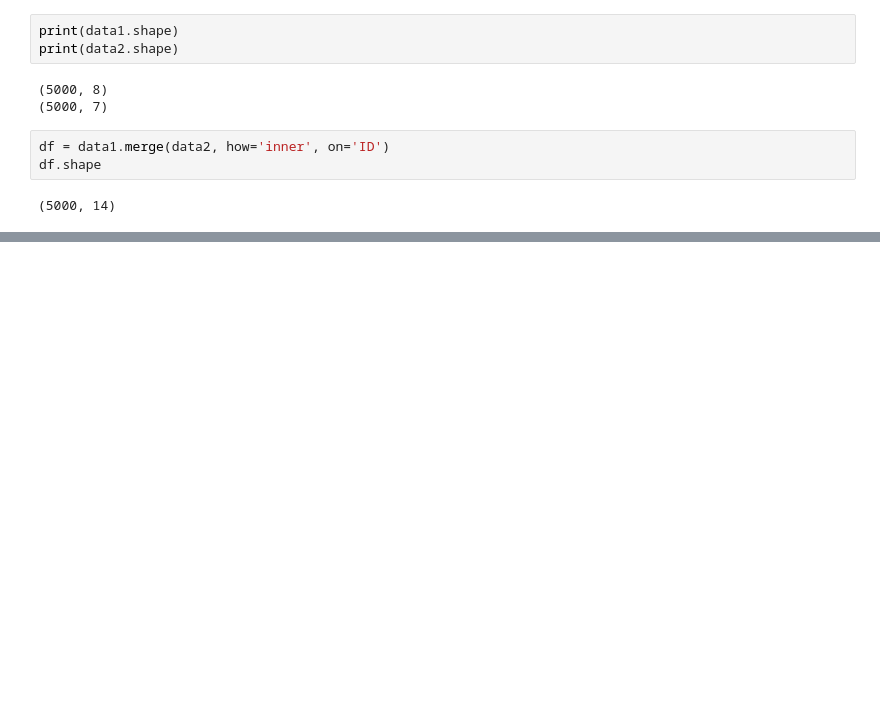
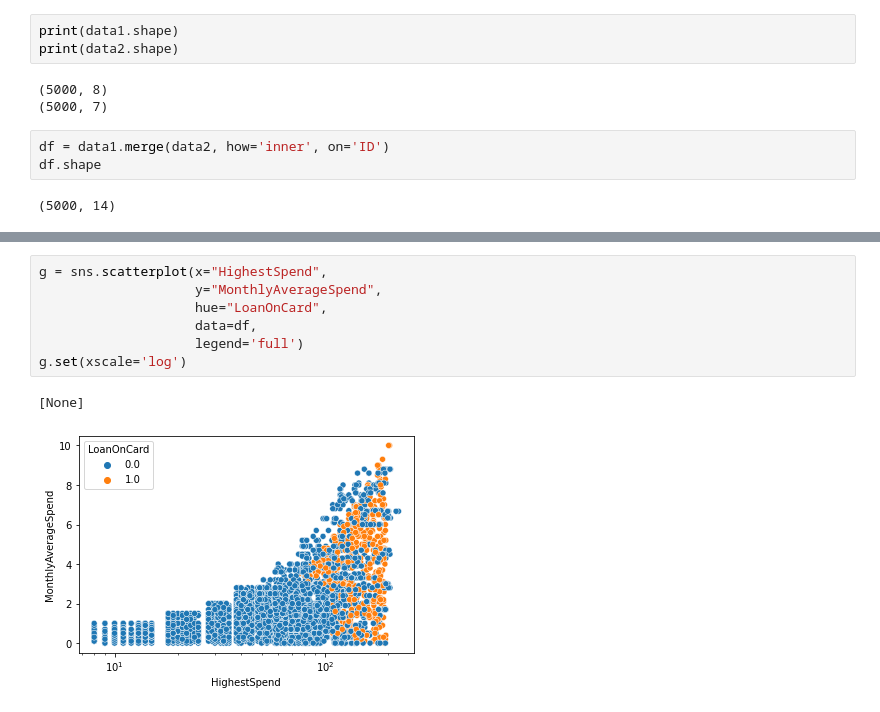
Before and after one commit to JammalAdeyemi/DataScience_Project, a Jupyter notebook: Classification/Digital Transformation[Banking]/Digital Transformation[Banking Sector].ipynb, the cells around one changed output, grey strips where cells are left out. Cells and saved outputs as stored; diff of their text form; blank space fills up the shorter version.

```diff
--- a/Classification/Digital Transformation[Banking]/Digital Transformation[Banking Sector].ipynb
+++ b/Classification/Digital Transformation[Banking]/Digital Transformation[Banking Sector].ipynb
@@ -52,0 +158,10 @@ df.shape
+# %%
+g = sns.scatterplot(x="HighestSpend",
+                    y="MonthlyAverageSpend",
+                    hue="LoanOnCard",
+                    data=df,
+                    legend='full')
+g.set(xscale='log')
+# %% [output]
+[None]
+[figure, added]
```
Also changed, not shown: parts of 22 cells of this notebook.
